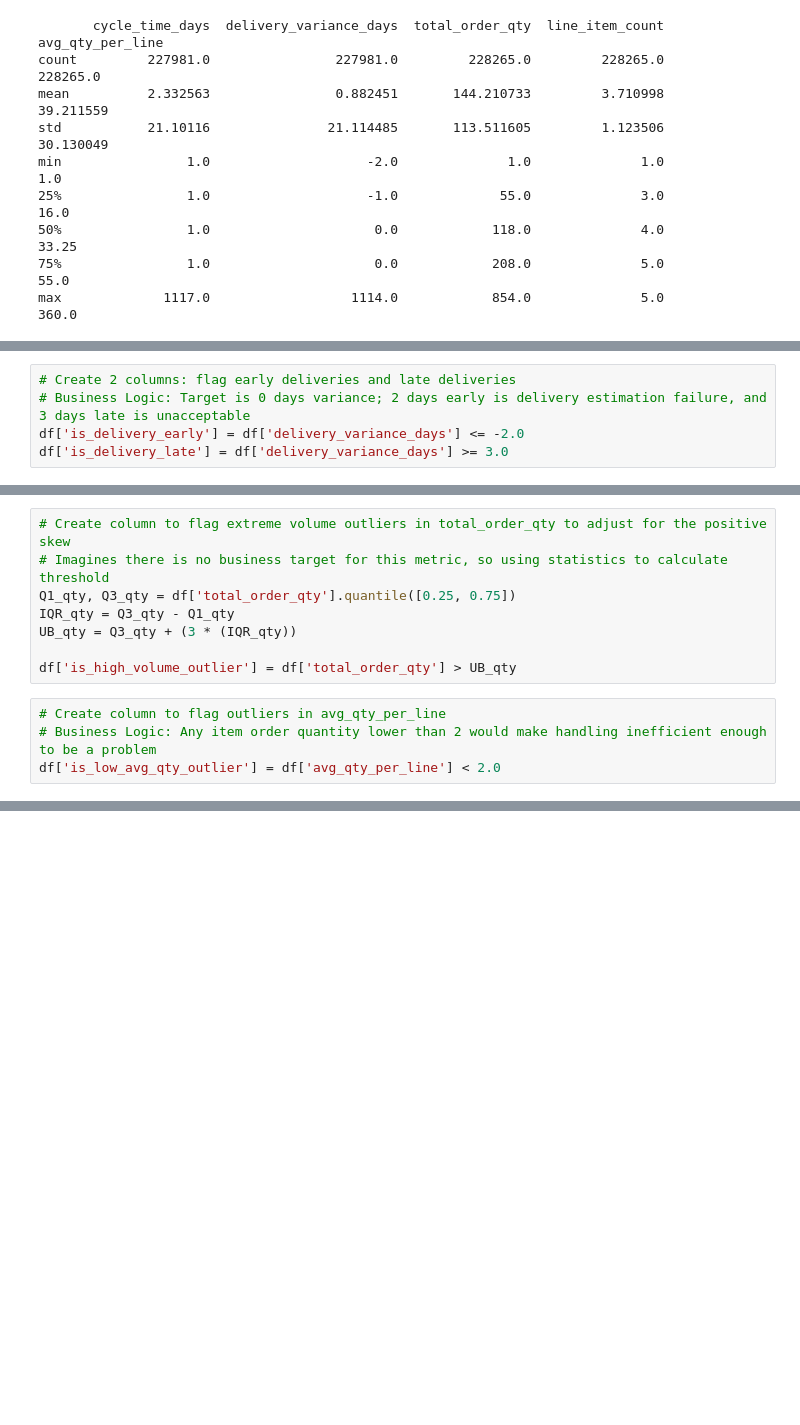
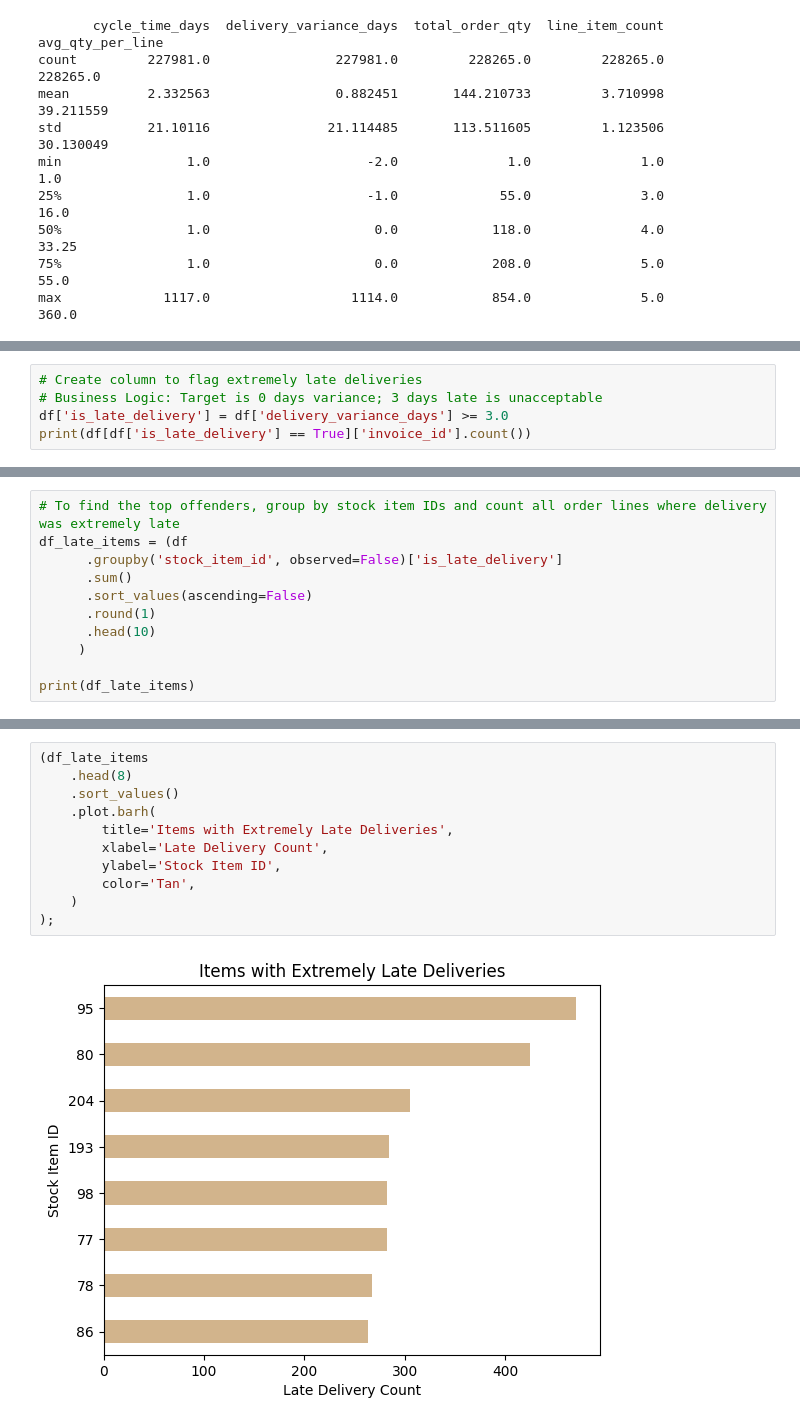
Before and after one commit to hunter-sills/wwi_performance_discovery, a Jupyter notebook: main_analysis.ipynb, the cells around one changed output, grey strips where cells are left out. Cells and saved outputs as stored; diff of their text form; blank space fills up the shorter version.

```diff
--- a/main_analysis.ipynb
+++ b/main_analysis.ipynb
@@ -279,5 +268,5 @@ df['is_high_cycle_outlier'] = df['cycle_time_days'] >= 10.0
 # %%
-# Create 2 columns: flag early deliveries and late deliveries
-# Business Logic: Target is 0 days variance; 2 days early is delivery estimation failure, and 3 days late is unacceptable
-df['is_delivery_early'] = df['delivery_variance_days'] <= -2.0
-df['is_delivery_late'] = df['delivery_variance_days'] >= 3.0
+# Create column to flag extremely late deliveries
+# Business Logic: Target is 0 days variance; 3 days late is unacceptable
+df['is_late_delivery'] = df['delivery_variance_days'] >= 3.0
+print(df[df['is_late_delivery'] == True]['invoice_id'].count())
@@ -284,12 +274,0 @@ df['is_delivery_late'] = df['delivery_variance_days'] >= 3.0
-# %%
-# Create column to flag extreme volume outliers in total_order_qty to adjust for the positive skew
-# Imagines there is no business target for this metric, so using statistics to calculate threshold
-Q1_qty, Q3_qty = df['total_order_qty'].quantile([0.25, 0.75])
-IQR_qty = Q3_qty - Q1_qty
-UB_qty = Q3_qty + (3 * (IQR_qty))
-
-df['is_high_volume_outlier'] = df['total_order_qty'] > UB_qty
-# %%
-# Create column to flag outliers in avg_qty_per_line
-# Business Logic: Any item order quantity lower than 2 would make handling inefficient enough to be a problem
-df['is_low_avg_qty_outlier'] = df['avg_qty_per_line'] < 2.0
@@ -317,0 +325,11 @@ invoice_line_id
+# %%
+# To find the top offenders, group by stock item IDs and count all order lines where delivery was extremely late
+df_late_items = (df
+      .groupby('stock_item_id', observed=False)['is_late_delivery']
+      .sum()
+      .sort_values(ascending=False)
+      .round(1)
+      .head(10)
+     )
+
+print(df_late_items)
@@ -317,0 +349,13 @@ invoice_line_id
+# %%
+(df_late_items
+    .head(8)
+    .sort_values()
+    .plot.barh(
+        title='Items with Extremely Late Deliveries',
+        xlabel='Late Delivery Count',
+        ylabel='Stock Item ID',
+        color='Tan',
+    )
+);
+# %% [output]
+[figure, added]
```
Also changed, not shown: parts of 19 cells of this notebook.
